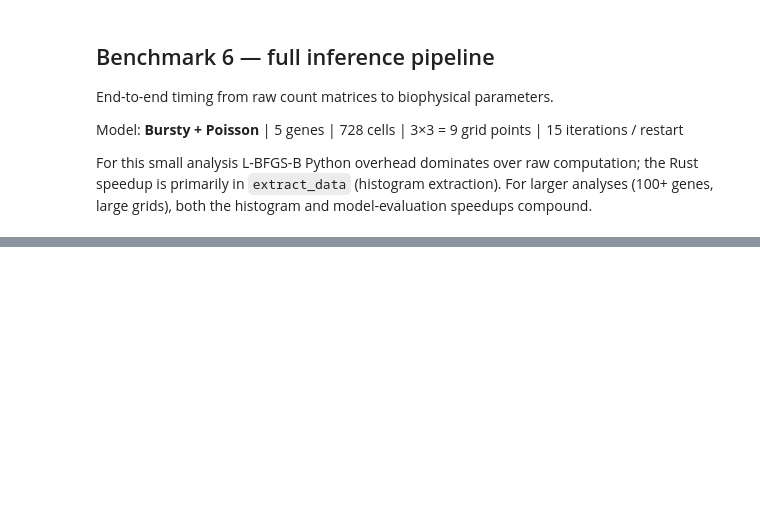
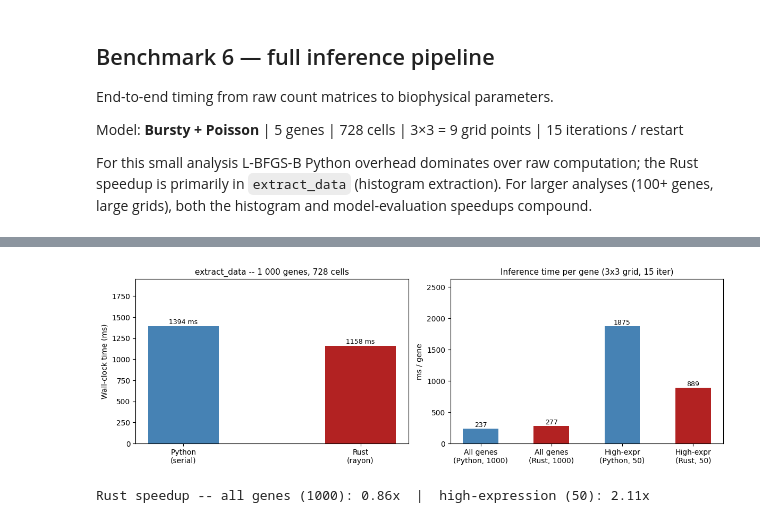
Before and after one commit to pachterlab/monod, a Jupyter notebook: demo_rust_speedup_executed.ipynb, the cells around one changed output, grey strips where cells are left out. Cells and saved outputs as stored; diff of their text form; code cells hidden in the pictures; blank space fills up the shorter version.

```diff
--- a/demo_rust_speedup_executed.ipynb
+++ b/demo_rust_speedup_executed.ipynb
@@ -740,0 +915,16 @@ Pipeline   total         728 cells × 5 genes, 3×3 grid           2235.8     20
+# %%
+# ── Benchmark 7c: high-expression subset ─────────────────────────────────────
+# Select the 50 genes with the largest PSS grid area — these are the genes
+# where the Rust PSS speedup should be most visible.
+top50_idx = np.argsort(areas)[-50:]
+GENES_TOP50 = [sd7.gene_names[i] for i in top50_idx]
+print(f"Top-50 high-expression genes  grid area: "
+      f"min={areas[top50_idx].min():.0f}  "
+      f"median={np.median(areas[top50_idx]):.0f}  "
+      f"max={areas[top50_idx].max():.0f}")
+
+py_top50, _ = run_inf7(use_rust=False, genes=GENES_TOP50)
+ru_top50, _ = run_inf7(use_rust=True,  genes=GENES_TOP50)
+print(f"Python 50 high-expr genes : {py_top50:7.0f} ms  ({py_top50/50:.1f} ms / gene)")
+print(f"Rust   50 high-expr genes : {ru_top50:7.0f} ms  ({ru_top50/50:.1f} ms / gene)")
+print(f"Speedup (high-expression) : {py_top50/ru_top50:.2f}×")
@@ -740,0 +940,49 @@ Pipeline   total         728 cells × 5 genes, 3×3 grid           2235.8     20
+# %%
+# -- Visualise: per-gene timing vs grid area ----------------------------------
+fig, axes = plt.subplots(1, 2, figsize=(12, 4))
+
+# Left: extract_data
+ax = axes[0]
+labels7e = ["Python\n(serial)", "Rust\n(rayon)"]
+vals7e   = [py_ext7, ru_ext7]
+bars = ax.bar(labels7e, vals7e, color=["steelblue", "firebrick"], width=0.4)
+for bar, v in zip(bars, vals7e):
+    ax.text(bar.get_x() + bar.get_width()/2, v + 5, f"{v:.0f} ms",
+            ha="center", va="bottom", fontsize=9)
+ax.set_title("extract_data -- 1 000 genes, 728 cells", fontsize=11)
+ax.set_ylabel("Wall-clock time (ms)")
+ax.set_ylim(0, max(vals7e) * 1.4)
+ax.yaxis.set_major_formatter(mticker.FuncFormatter(lambda x, _: f"{x:.0f}"))
+
+# Right: inference per gene -- all genes vs high-expression
+ax = axes[1]
+labels7i = [
+    "All genes\n(Python, 1000)",
+    "All genes\n(Rust, 1000)",
+    "High-expr\n(Python, 50)",
+    "High-expr\n(Rust, 50)",
+]
+vals7i = [
+    py_inf7_1000 / 1000,
+    ru_inf7_1000 / 1000,
+    py_top50     / 50,
+    ru_top50     / 50,
+]
+colors7i = ["steelblue", "firebrick", "steelblue", "firebrick"]
+bars = ax.bar(labels7i, vals7i, color=colors7i, width=0.5)
+for bar, v in zip(bars, vals7i):
+    ax.text(bar.get_x() + bar.get_width()/2, v + 1, f"{v:.0f}",
+            ha="center", va="bottom", fontsize=9)
+ax.set_title("Inference time per gene (3x3 grid, 15 iter)", fontsize=11)
+ax.set_ylabel("ms / gene")
+ax.set_ylim(0, max(vals7i) * 1.4)
+ax.yaxis.set_major_formatter(mticker.FuncFormatter(lambda x, _: f"{x:.0f}"))
+
+fig.tight_layout()
+plt.show()
+print()
+print(f"Rust speedup -- all genes (1000): {py_inf7_1000/ru_inf7_1000:.2f}x  |  "
+      f"high-expression (50): {py_top50/ru_top50:.2f}x")
+# %% [output]
+[figure, added]
+Rust speedup -- all genes (1000): 0.86x  |  high-expression (50): 2.11x
```
Also changed, not shown: parts of 27 cells of this notebook, 11 other files.
